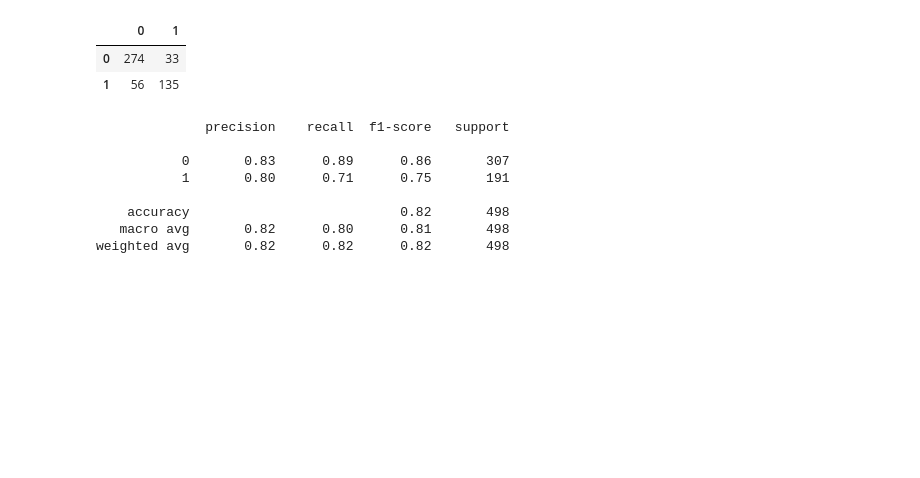
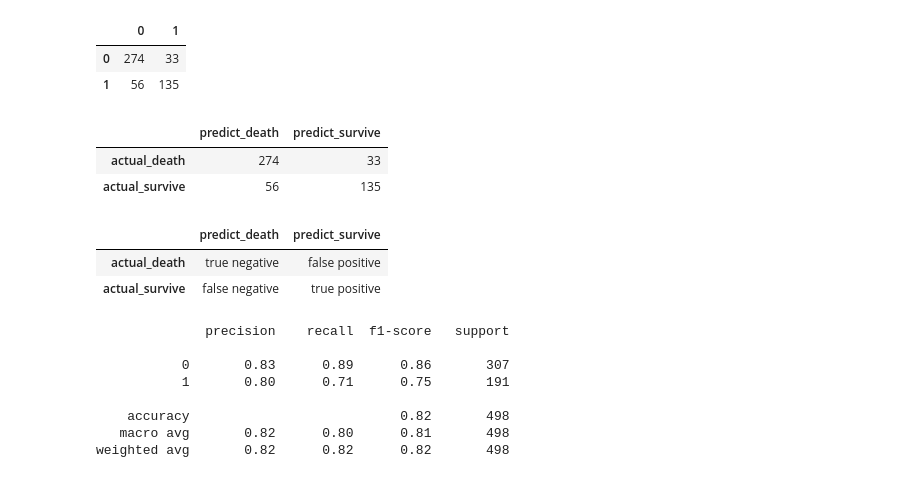
Before and after one commit to aliciag92/classification-exercises, a Jupyter notebook: model.ipynb, the cells around one changed output. Cells and saved outputs as stored; diff of their text form; code cells hidden in the pictures; blank space fills up the shorter version.

```diff
--- a/model.ipynb
+++ b/model.ipynb
@@ -213,7 +160,7 @@ Accuracy of Decision Tree classifier on training set: 0.82
 # %%
 # confusion matrix
-
-confusion_matrix(y_train, y_pred)
+conf = confusion_matrix(y_train, y_pred)
+conf
 # %% [output]
 array([[274,  33],
        [ 56, 135]])
@@ -231,6 +178,26 @@ pd.DataFrame(confusion_matrix(y_train, y_pred), index=labels, columns=labels)
 |  | 0 | 1 |
 | 0 | 274 | 33 |
 | 1 | 56 | 135 |
+# %%
+# turn confusion matrix into a dataframe for human legibility
+conf_df = pd.DataFrame(conf,
+                       columns=['predict_death', 'predict_survive'],
+                       index=['actual_death', 'actual_survive'])
+conf_df
+# %% [output]
+|  | predict_death | predict_survive |
+| actual_death | 274 | 33 |
+| actual_survive | 56 | 135 |
+# %%
+# make a key for reference
+rubric_df = pd.DataFrame([['true negative', 'false positive'],['false negative', 'true positive']],
+                         columns=['predict_death', 'predict_survive'],
+                         index=['actual_death', 'actual_survive'])
+rubric_df
+# %% [output]
+|  | predict_death | predict_survive |
+| actual_death | true negative | false positive |
+| actual_survive | false negative | true positive |
 # %%
 #classification report
 print(classification_report(y_train, y_pred))
```
Also changed, not shown: parts of 30 cells of this notebook.
